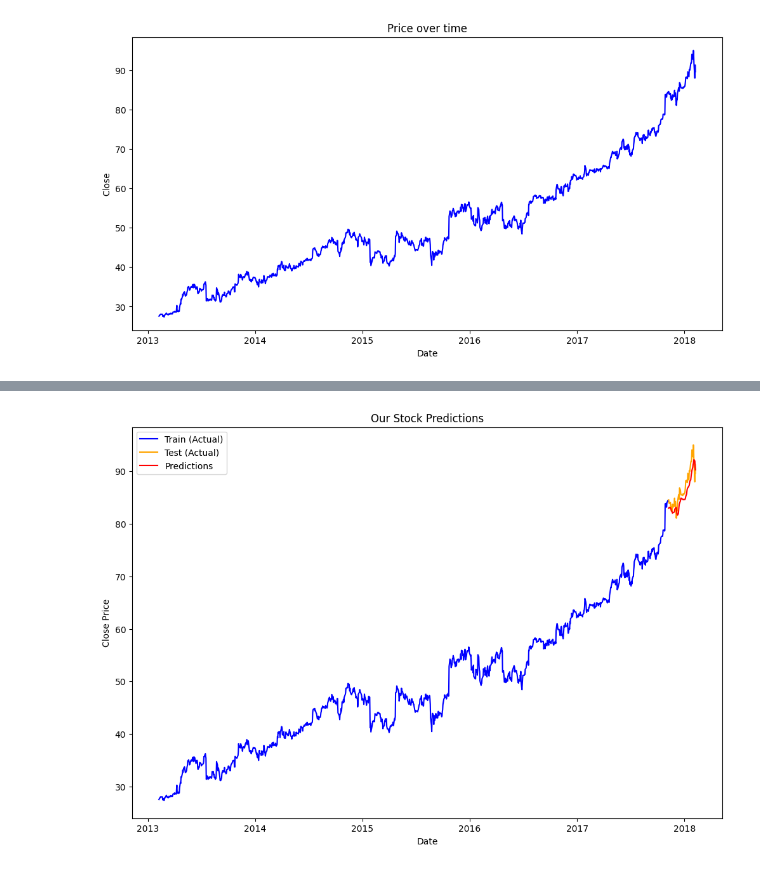
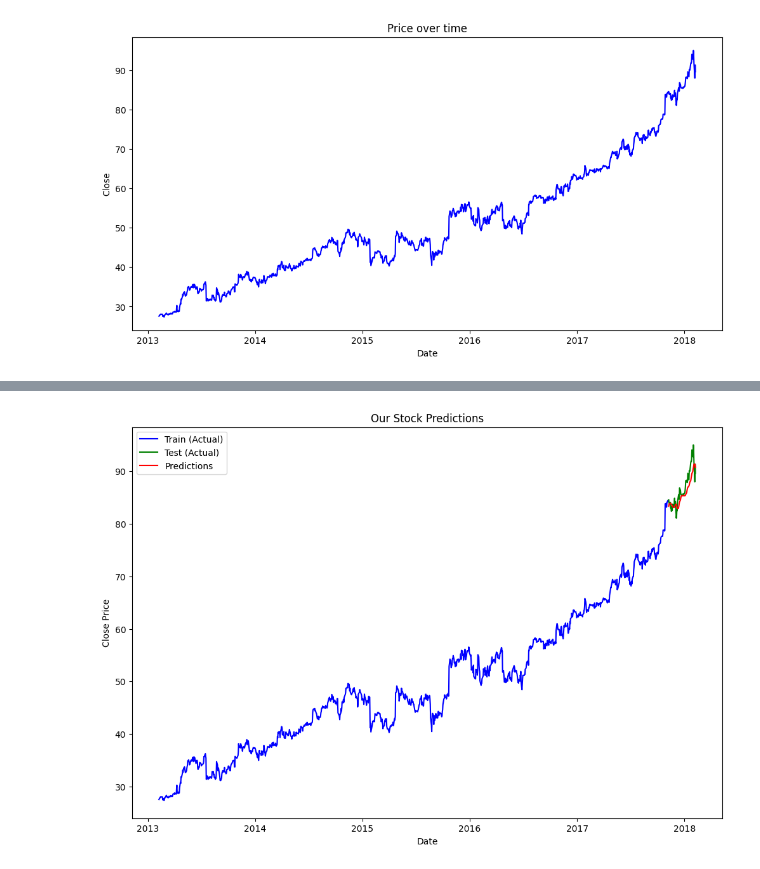
Before and after one commit to s-muhammadkamran/NLP, a Jupyter notebook: code/forecasting/ms_stock_forecasting.ipynb, the cells around one changed output, grey strips where cells are left out. Cells and saved outputs as stored; diff of their text form; code cells hidden in the pictures.

```diff
--- a/code/forecasting/ms_stock_forecasting.ipynb
+++ b/code/forecasting/ms_stock_forecasting.ipynb
@@ -162,4 +168,19 @@ model.compile(
 )
+# %%
+# Define EarlyStopping
+early_stop = keras.callbacks.EarlyStopping(
+    monitor='val_rmse',       # what to watch
+    mode='min',               # We want to minimize RMSE
+    patience=5,               # wait 3 epochs after no improvement
+    #min_delta=1e-3,         # require ≥0.001 improvement to reset patience
+    restore_best_weights=True # roll back to best model
+)
 # %%
-training = model.fit(X_train, y_train, epochs=20, batch_size=32)
+history = model.fit(
+    X_train, y_train,
+    validation_split=0.2,
+    epochs=200, batch_size=64,
+    callbacks=[early_stop],
+    verbose=1
+)
 # %% [output]
@@ -183,10 +204,10 @@ Epoch 20/20
 # %%
-# Prep the test data
-test_data = scaled_data[training_data_len - 60:]
+# Prepare the test data
+test_data = scaled_data[training_data_len - 180:]
 X_test, y_test = [], dataset[training_data_len:]
 # %%
-for i in range(60, len(test_data)):
-    X_test.append(test_data[i-60:i, 0])
+for i in range(180, len(test_data)):
+    X_test.append(test_data[i-180:i, 0])
 
 X_test = np.array(X_test)
 X_test = np.reshape(X_test, (X_test.shape[0],X_test.shape[1],1 ))
@@ -199,20 +220,20 @@ predictions = scaler.inverse_transform(predictions)
 # %%
 # Plotting data
 train = data[:training_data_len]
 test =  data[training_data_len:]
 
 test = test.copy()
 
 test['Predictions'] = predictions
 
 plt.figure(figsize=(12,8))
 plt.plot(train['date'], train['close'], label="Train (Actual)", color='blue')
-plt.plot(test['date'], test['close'], label="Test (Actual)", color='orange')
+plt.plot(test['date'], test['close'], label="Test (Actual)", color='green')
 plt.plot(test['date'], test['Predictions'], label="Predictions", color='red')
 plt.title("Our Stock Predictions")
 plt.xlabel("Date")
 plt.ylabel("Close Price")
 plt.legend()
 plt.show()
 # %% [output]
-[figure, old version]
+[figure, new version]
```
Also changed, not shown: parts of 14 cells of this notebook.
